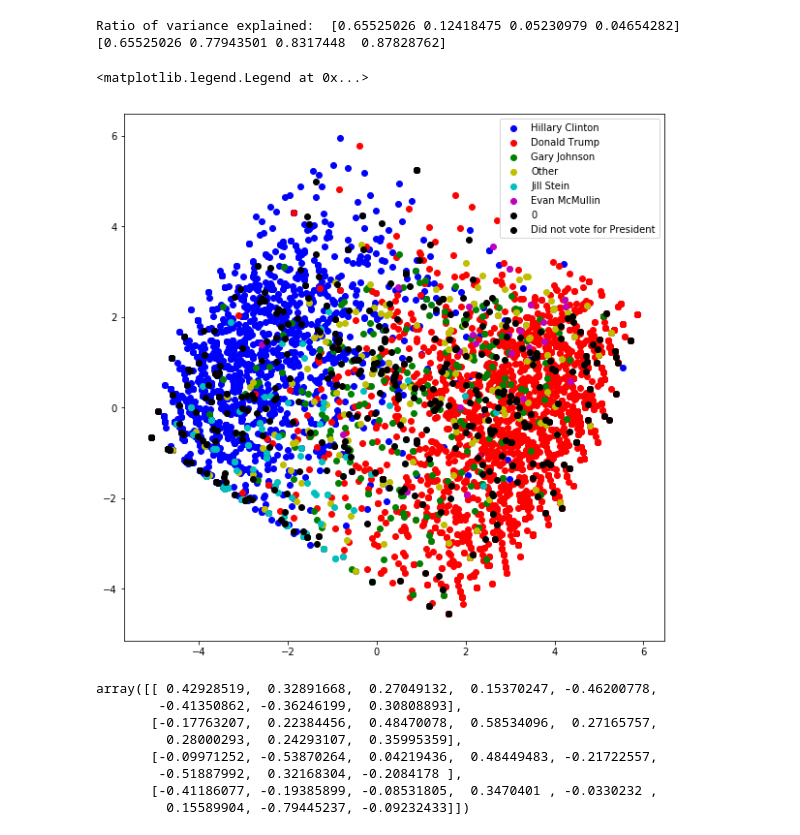
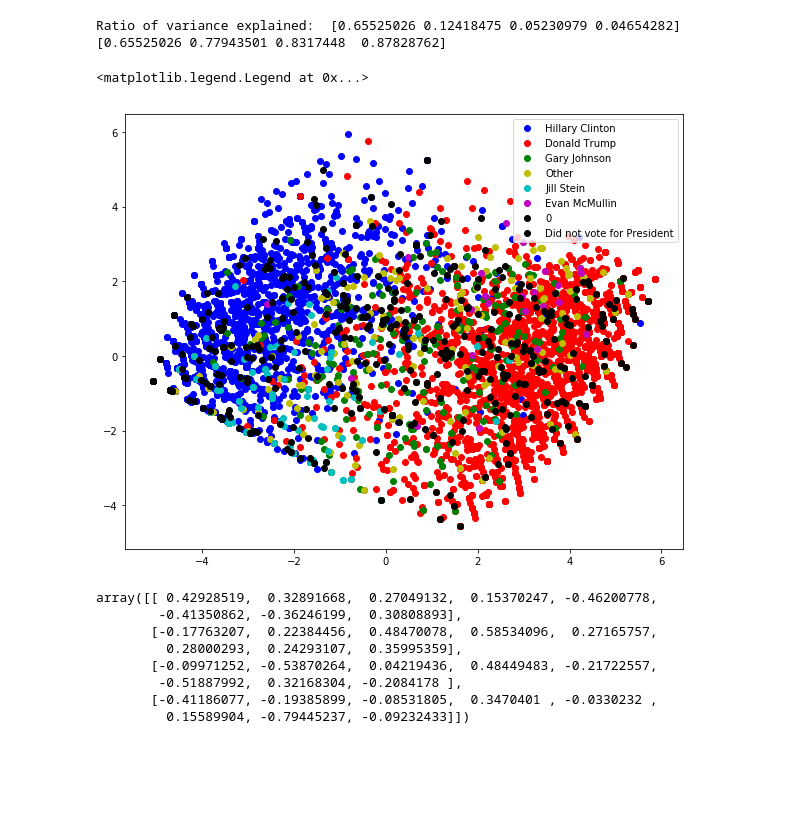
Before and after one commit to alexhlim/2016-Elections-Voter-Survey, a Jupyter notebook: VotersPCA.ipynb, the cells around one changed output. Drawn from its saved outputs; the diff is of its cells as text; code cells hidden in the pictures; blank space fills up the shorter version.

Commit message:
fixed graphs

```diff
--- a/VotersPCA.ipynb
+++ b/VotersPCA.ipynb
@@ -113,18 +113,18 @@ Ratio of variance explained:  [0.65525026 0.12418475 0.05230979 0.04654282]
 # %%
 # each reaction to candidate corresponds to an index
 candidates = new_principalDf['presvote16post_2016']
 
 colormap = ['b','r','g','y','c','m','k', 'k']
 # visual new axes
-plt.figure(figsize=(10, 10))
+plt.figure(figsize=(10, 8))
 for i, c in enumerate(candidates.unique()):
     Z_target = Z[new_principalDf['presvote16post_2016'] == c]
     plt.scatter(Z_target[:, 0], Z_target[:, 1], c=colormap[i])
 
 plt.legend(candidates.unique())
 # %% [output]
 <matplotlib.legend.Legend at 0x...>
-[figure, old version]
+[figure, new version]
 # %%
 # eigenvalues are given by the components of PCA
 pca.components_
```
